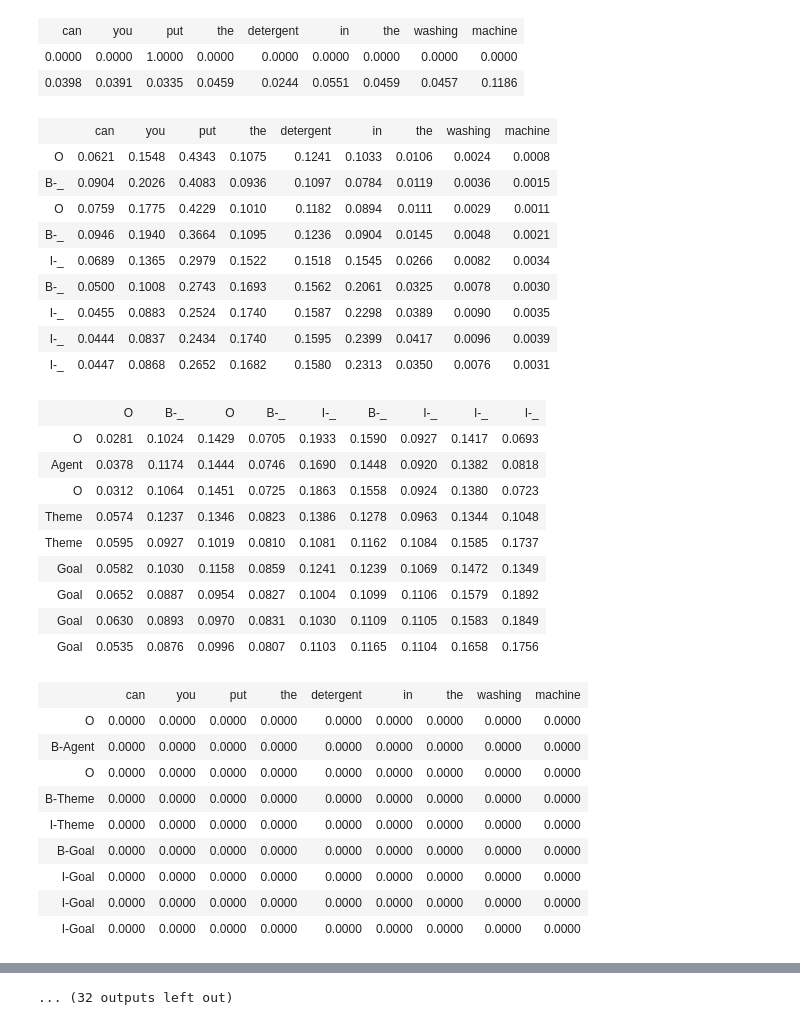
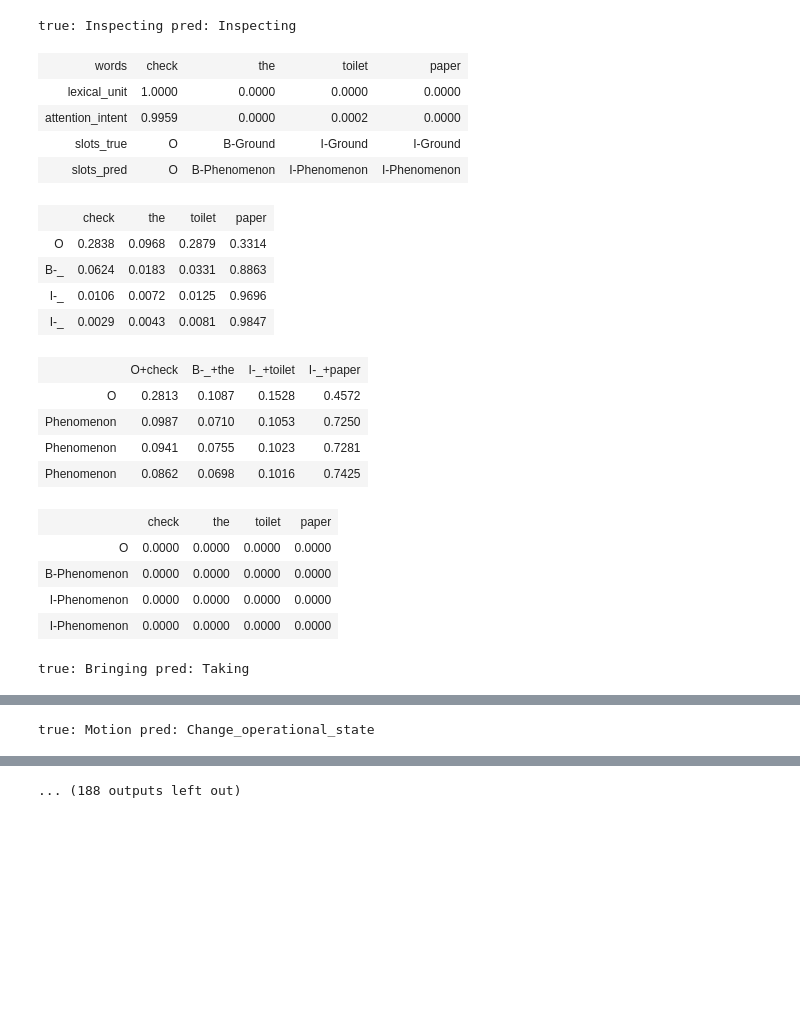
Before and after one commit to kmi-robots/hri-huric-rnn, a Jupyter notebook: attention_visualise.ipynb, the cells around one changed output, grey strips where cells are left out. Saved outputs shown, nothing was run; the diff lists cells and outputs as text; code cells hidden in the pictures; blank space fills up the shorter version.

Commit message:
fix two stages + attention

```diff
--- a/attention_visualise.ipynb
+++ b/attention_visualise.ipynb
@@ -9,7 +9,6 @@ from joint import data
 # put there the path to the results you want to show
 FOLDER_WEIGHTED_EMB='joint/results/viz/eval_loss_both_slottype_full_we_large_recurrent_cell_lstm_attention_both_three_stages_intentextraction_word-emb___hyper:LABEL_EMB_SIZE=64,LSTM_SIZE=128,BATCH_SIZE=2,MAX_EPOCHS=100/huric_eb/modern'
 FOLDER_BI_RNN='joint/results/viz/eval_loss_both_slottype_full_we_large_recurrent_cell_lstm_attention_both_three_stages___hyper:LABEL_EMB_SIZE=64,LSTM_SIZE=128,BATCH_SIZE=2,MAX_EPOCHS=100/huric_eb/modern'
-FOLDER='joint/results/eval_loss_both_slottype_full_we_large_recurrent_cell_lstm_attention_both_three_stages_intentextraction_word-emb___hyper:LABEL_EMB_SIZE=64,LSTM_SIZE=128,BATCH_SIZE=2,MAX_EPOCHS=1/huric_eb/modern'
 
 def load_json(folder, epoch=99):
     json_location = Path(folder) / 'json' / 'epoch_{}'.format(epoch) / 'prediction_fold_full.json'
@@ -35,7 +34,7 @@ def get_color(value):
         print('str', value)
     else:
         v = "%.4f" %  (255 - value * 255)
-        return 'rgb(255,{},{})'.format(v, v)
+        return 'rgb({}, 255,{})'.format(v, v)
 
 def float_to_str(value):
     if isinstance(value, str):
@@ -43,12 +42,12 @@ def float_to_str(value):
     else:
         return "%.4f" % float(value)
 
-def display_intent(intent_attention_data):
+def display_sequences(row_names, sequences):
     html_str = '<table><tr>{}</tr></table>'.format(
         '</tr><tr>'.join(
-            #'<td>{}</td>'.format('</td><td>'.join(str(_) for _ in row)) for row in intent_attention_data)
+            '<td><b>{}</b></td>'.format(row_name) +
             ''.join(['<td style="background-color: {};">{}</td>'.format(get_color(value), float_to_str(value)) for value in row])
-            for row in intent_attention_data
+            for row_name, row in zip(row_names, sequences)
         )
     )
     display(HTML(html_str))
@@ -68,50 +67,42 @@ def display_align(row_labels, col_labels, values):
 
 def display_all(samples):
     for idx, sample in enumerate(samples):
+        print('true:', sample['intent_true'], 'pred:', sample['intent_pred'])
         attentions_true, attentions_pred = get_intent_attention_arrays(sample)
-        display_intent([sample['words'], attentions_true, attentions_pred])
+        display_sequences(['words', 'lexical_unit','attention_intent', 'slots_true', 'slots_pred'],
+                          [sample['words'], attentions_true, attentions_pred, sample['slots_true'], sample['slots_pred']])
         bd = data.slots_to_iob_only(sample['slots_pred'])
         ac = data.slots_to_types_only(sample['slots_pred'])
         display_align(sample['words'], bd, sample['bd_attentions'])
-        display_align(bd, ac, sample['ac_attentions'])
+        bd_and_words = ['{}+{}'.format(b, w) for b, w in zip(bd, sample['words'])]
+        display_align(bd_and_words, ac, sample['ac_attentions'])
         display_align(sample['words'], sample['slots_pred'], sample['slots_attentions'])
         # don't make the browser crash with all those tables
-        if idx >= 10:
+        if idx >= 50:
             return
 # %%
-data_weighted_emb = load_json(FOLDER, 0)
+data_weighted_emb = load_json(FOLDER_WEIGHTED_EMB)
 display_all(data_weighted_emb)
 # %% [output]
+true: Inspecting pred: Inspecting
-| can | you | put | the | detergent | in | the | washing | machine |
-| 0.0000 | 0.0000 | 1.0000 | 0.0000 | 0.0000 | 0.0000 | 0.0000 | 0.0000 | 0.0000 |
-| 0.0398 | 0.0391 | 0.0335 | 0.0459 | 0.0244 | 0.0551 | 0.0459 | 0.0457 | 0.1186 |
+| words | check | the | toilet | paper |
+| lexical_unit | 1.0000 | 0.0000 | 0.0000 | 0.0000 |
+| attention_intent | 0.9959 | 0.0000 | 0.0002 | 0.0000 |
+| slots_true | O | B-Ground | I-Ground | I-Ground |
+| slots_pred | O | B-Phenomenon | I-Phenomenon | I-Phenomenon |
-|  | can | you | put | the | detergent | in | the | washing | machine |
-| O | 0.0621 | 0.1548 | 0.4343 | 0.1075 | 0.1241 | 0.1033 | 0.0106 | 0.0024 | 0.0008 |
-| B-_ | 0.0904 | 0.2026 | 0.4083 | 0.0936 | 0.1097 | 0.0784 | 0.0119 | 0.0036 | 0.0015 |
-| O | 0.0759 | 0.1775 | 0.4229 | 0.1010 | 0.1182 | 0.0894 | 0.0111 | 0.0029 | 0.0011 |
-| B-_ | 0.0946 | 0.1940 | 0.3664 | 0.1095 | 0.1236 | 0.0904 | 0.0145 | 0.0048 | 0.0021 |
-| I-_ | 0.0689 | 0.1365 | 0.2979 | 0.1522 | 0.1518 | 0.1545 | 0.0266 | 0.0082 | 0.0034 |
-| B-_ | 0.0500 | 0.1008 | 0.2743 | 0.1693 | 0.1562 | 0.2061 | 0.0325 | 0.0078 | 0.0030 |
-| I-_ | 0.0455 | 0.0883 | 0.2524 | 0.1740 | 0.1587 | 0.2298 | 0.0389 | 0.0090 | 0.0035 |
-| I-_ | 0.0444 | 0.0837 | 0.2434 | 0.1740 | 0.1595 | 0.2399 | 0.0417 | 0.0096 | 0.0039 |
-| I-_ | 0.0447 | 0.0868 | 0.2652 | 0.1682 | 0.1580 | 0.2313 | 0.0350 | 0.0076 | 0.0031 |
+|  | check | the | toilet | paper |
+| O | 0.2838 | 0.0968 | 0.2879 | 0.3314 |
+| B-_ | 0.0624 | 0.0183 | 0.0331 | 0.8863 |
+| I-_ | 0.0106 | 0.0072 | 0.0125 | 0.9696 |
+| I-_ | 0.0029 | 0.0043 | 0.0081 | 0.9847 |
-|  | O | B-_ | O | B-_ | I-_ | B-_ | I-_ | I-_ | I-_ |
-| O | 0.0281 | 0.1024 | 0.1429 | 0.0705 | 0.1933 | 0.1590 | 0.0927 | 0.1417 | 0.0693 |
-| Agent | 0.0378 | 0.1174 | 0.1444 | 0.0746 | 0.1690 | 0.1448 | 0.0920 | 0.1382 | 0.0818 |
-| O | 0.0312 | 0.1064 | 0.1451 | 0.0725 | 0.1863 | 0.1558 | 0.0924 | 0.1380 | 0.0723 |
-| Theme | 0.0574 | 0.1237 | 0.1346 | 0.0823 | 0.1386 | 0.1278 | 0.0963 | 0.1344 | 0.1048 |
-| Theme | 0.0595 | 0.0927 | 0.1019 | 0.0810 | 0.1081 | 0.1162 | 0.1084 | 0.1585 | 0.1737 |
-| Goal | 0.0582 | 0.1030 | 0.1158 | 0.0859 | 0.1241 | 0.1239 | 0.1069 | 0.1472 | 0.1349 |
-| Goal | 0.0652 | 0.0887 | 0.0954 | 0.0827 | 0.1004 | 0.1099 | 0.1106 | 0.1579 | 0.1892 |
-| Goal | 0.0630 | 0.0893 | 0.0970 | 0.0831 | 0.1030 | 0.1109 | 0.1105 | 0.1583 | 0.1849 |
-| Goal | 0.0535 | 0.0876 | 0.0996 | 0.0807 | 0.1103 | 0.1165 | 0.1104 | 0.1658 | 0.1756 |
+|  | O+check | B-_+the | I-_+toilet | I-_+paper |
+| O | 0.2813 | 0.1087 | 0.1528 | 0.4572 |
+| Phenomenon | 0.0987 | 0.0710 | 0.1053 | 0.7250 |
+| Phenomenon | 0.0941 | 0.0755 | 0.1023 | 0.7281 |
+| Phenomenon | 0.0862 | 0.0698 | 0.1016 | 0.7425 |
-|  | can | you | put | the | detergent | in | the | washing | machine |
-| O | 0.0000 | 0.0000 | 0.0000 | 0.0000 | 0.0000 | 0.0000 | 0.0000 | 0.0000 | 0.0000 |
-| B-Agent | 0.0000 | 0.0000 | 0.0000 | 0.0000 | 0.0000 | 0.0000 | 0.0000 | 0.0000 | 0.0000 |
-| O | 0.0000 | 0.0000 | 0.0000 | 0.0000 | 0.0000 | 0.0000 | 0.0000 | 0.0000 | 0.0000 |
-| B-Theme | 0.0000 | 0.0000 | 0.0000 | 0.0000 | 0.0000 | 0.0000 | 0.0000 | 0.0000 | 0.0000 |
-| I-Theme | 0.0000 | 0.0000 | 0.0000 | 0.0000 | 0.0000 | 0.0000 | 0.0000 | 0.0000 | 0.0000 |
-| B-Goal | 0.0000 | 0.0000 | 0.0000 | 0.0000 | 0.0000 | 0.0000 | 0.0000 | 0.0000 | 0.0000 |
-| I-Goal | 0.0000 | 0.0000 | 0.0000 | 0.0000 | 0.0000 | 0.0000 | 0.0000 | 0.0000 | 0.0000 |
-| I-Goal | 0.0000 | 0.0000 | 0.0000 | 0.0000 | 0.0000 | 0.0000 | 0.0000 | 0.0000 | 0.0000 |
-| I-Goal | 0.0000 | 0.0000 | 0.0000 | 0.0000 | 0.0000 | 0.0000 | 0.0000 | 0.0000 | 0.0000 |
+|  | check | the | toilet | paper |
+| O | 0.0000 | 0.0000 | 0.0000 | 0.0000 |
+| B-Phenomenon | 0.0000 | 0.0000 | 0.0000 | 0.0000 |
+| I-Phenomenon | 0.0000 | 0.0000 | 0.0000 | 0.0000 |
+| I-Phenomenon | 0.0000 | 0.0000 | 0.0000 | 0.0000 |
+true: Bringing pred: Taking
@@ -135,0 +138 @@ display_all(data_weighted_emb)
+true: Motion pred: Change_operational_state
@@ -163 +144 @@ display_all(data_weighted_emb)
-... (32 outputs left out)
+... (188 outputs left out)
```
Also changed, not shown: parts of 2 cells of this notebook, 1 other file.
